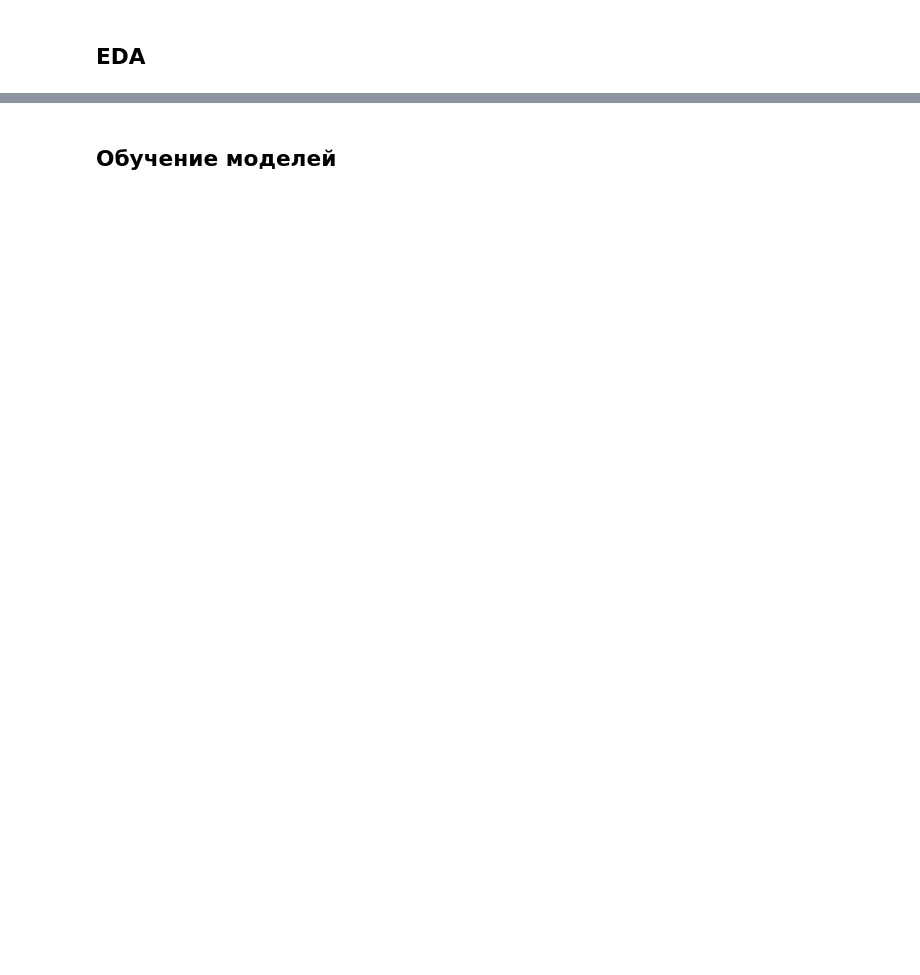
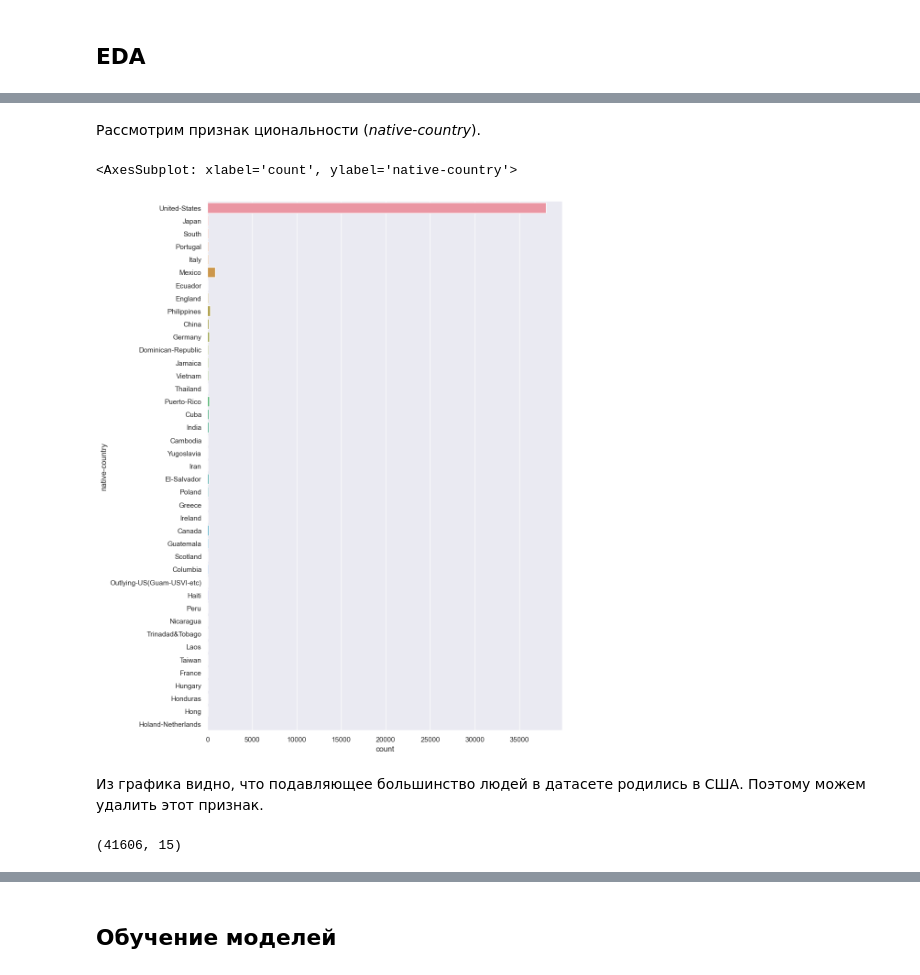
Before and after one commit to katevi/Introduction-to-ML, a Jupyter notebook: lab4/ensemble_methods.ipynb, the cells around one changed output, grey strips where cells are left out. Drawn from its saved outputs; the diff is of its cells as text; code cells hidden in the pictures; blank space fills up the shorter version.

```diff
--- a/lab4/ensemble_methods.ipynb
+++ b/lab4/ensemble_methods.ipynb
@@ -32,0 +129,15 @@ df.head()
+# %% [markdown]
+Рассмотрим признак циональности (*native-country*).
+# %%
+plt.figure(figsize=(10,15))
+sns.countplot(data= combined_data_df, y = "native-country")
+# %% [output]
+<AxesSubplot: xlabel='count', ylabel='native-country'>
+[figure, added]
+# %% [markdown]
+Из графика видно, что подавляющее большинство людей в датасете родились в США. Поэтому можем удалить этот признак.
+# %%
+combined_data_df=combined_data_df.drop(columns='native-country',axis=1)
+combined_data_df.shape
+# %% [output]
+(41606, 15)
```
Also changed, not shown: parts of 82 cells of this notebook, 1 other file.
